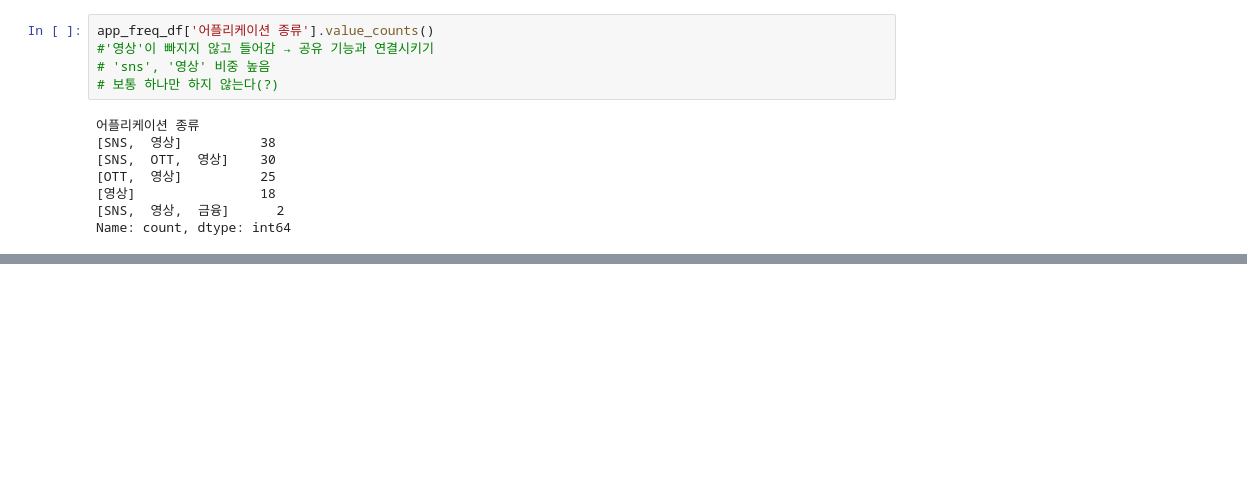
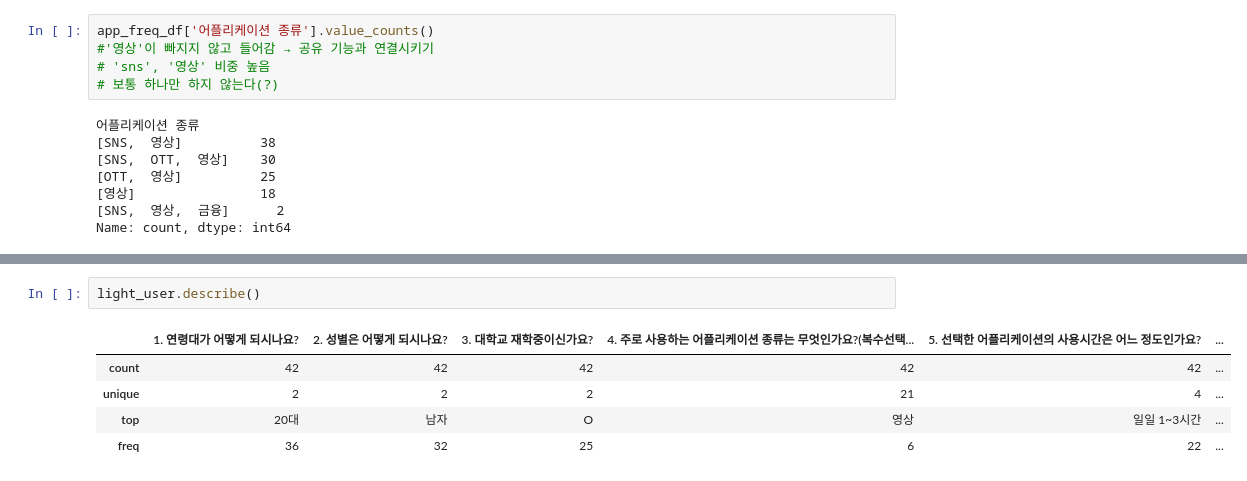
Before and after one commit to hachaeone/kamelo_survey_analysis, a Jupyter notebook: kamelo.ipynb, the cells around one changed output, grey strips where cells are left out. Cells and saved outputs as stored; diff of their text form; blank space fills up the shorter version.

```diff
--- a/kamelo.ipynb
+++ b/kamelo.ipynb
@@ -108,0 +238,8 @@ Name: count, dtype: int64
+# %%
+light_user.describe()
+# %% [output]
+|  | 1. 연령대가 어떻게 되시나요? | 2. 성별은 어떻게 되시나요? | 3. 대학교 재학중이신가요? | 4. 주로 사용하는 어플리케이션 종류는 무엇인가요?(복수선택... | 5. 선택한 어플리케이션의 사용시간은 어느 정도인가요? | ... |
+| count | 42 | 42 | 42 | 42 | 42 | ... |
+| unique | 2 | 2 | 2 | 21 | 4 | ... |
+| top | 20대 | 남자 | O | 영상 | 일일 1~3시간 | ... |
+| freq | 36 | 32 | 25 | 6 | 22 | ... |
```
Also changed, not shown: parts of 20 cells of this notebook.
